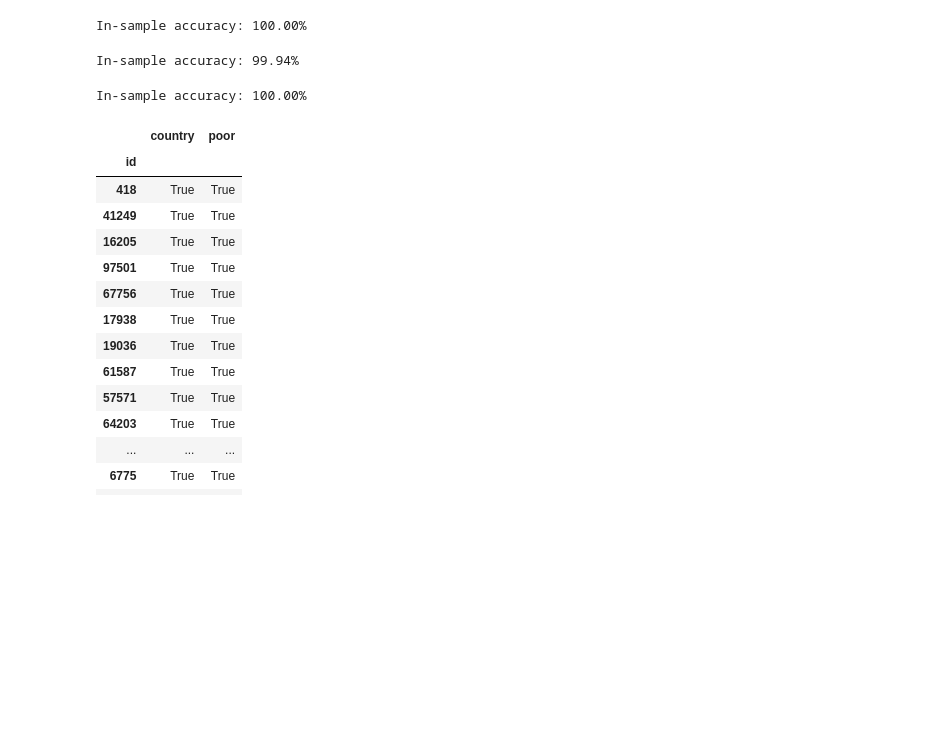
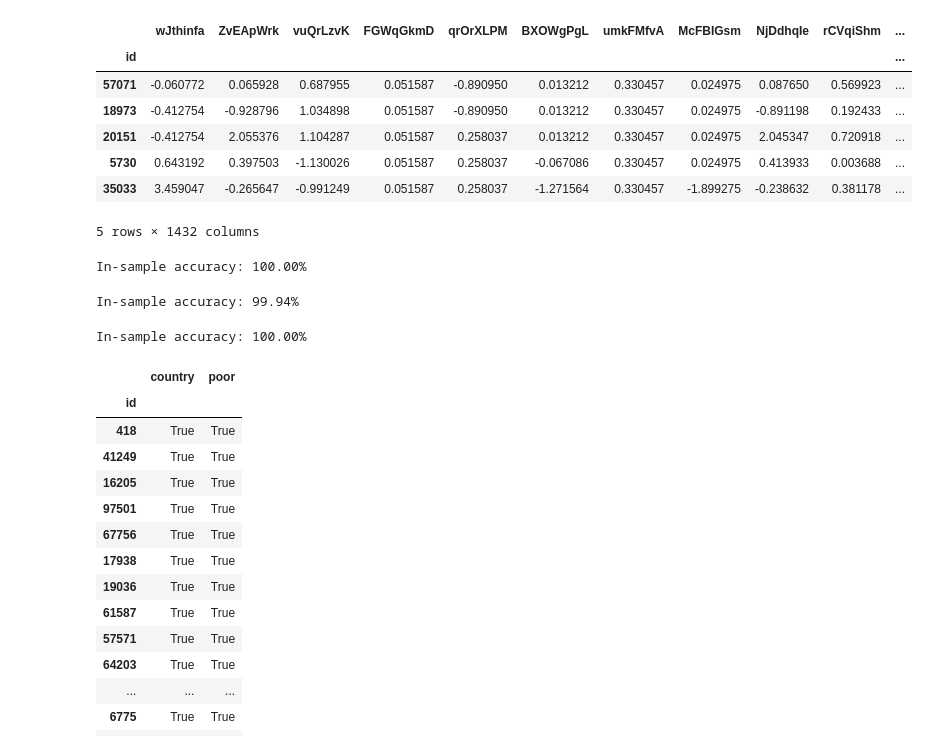
Before and after one commit to SKhubba/driven_data, a Jupyter notebook: Alan Workspace.ipynb, the cells around one changed output. Saved outputs shown, nothing was run; the diff lists cells and outputs as text; code cells hidden in the pictures; blank space fills up the shorter version.

```diff
--- a/Alan Workspace.ipynb
+++ b/Alan Workspace.ipynb
@@ -19,3 +54,14 @@ bX_h_train = impute(bX_h_train)
+# %%
+bX_h_train_impute.head()
+# %% [output]
+|  | wJthinfa | ZvEApWrk | vuQrLzvK | FGWqGkmD | qrOrXLPM | BXOWgPgL | umkFMfvA | McFBIGsm | NjDdhqIe | rCVqiShm | ... |
+| id |  |  |  |  |  |  |  |  |  |  | ... |
+| 57071 | -0.060772 | 0.065928 | 0.687955 | 0.051587 | -0.890950 | 0.013212 | 0.330457 | 0.024975 | 0.087650 | 0.569923 | ... |
+| 18973 | -0.412754 | -0.928796 | 1.034898 | 0.051587 | -0.890950 | 0.013212 | 0.330457 | 0.024975 | -0.891198 | 0.192433 | ... |
+| 20151 | -0.412754 | 2.055376 | 1.104287 | 0.051587 | 0.258037 | 0.013212 | 0.330457 | 0.024975 | 2.045347 | 0.720918 | ... |
+| 5730 | 0.643192 | 0.397503 | -1.130026 | 0.051587 | 0.258037 | -0.067086 | 0.330457 | 0.024975 | 0.413933 | 0.003688 | ... |
+| 35033 | 3.459047 | -0.265647 | -0.991249 | 0.051587 | 0.258037 | -1.271564 | 0.330457 | -1.899275 | -0.238632 | 0.381178 | ... |
+5 rows × 1432 columns
 # %%
 from sklearn.ensemble import RandomForestClassifier
 
```
Also changed, not shown: parts of 4 cells of this notebook, 1 other file.
